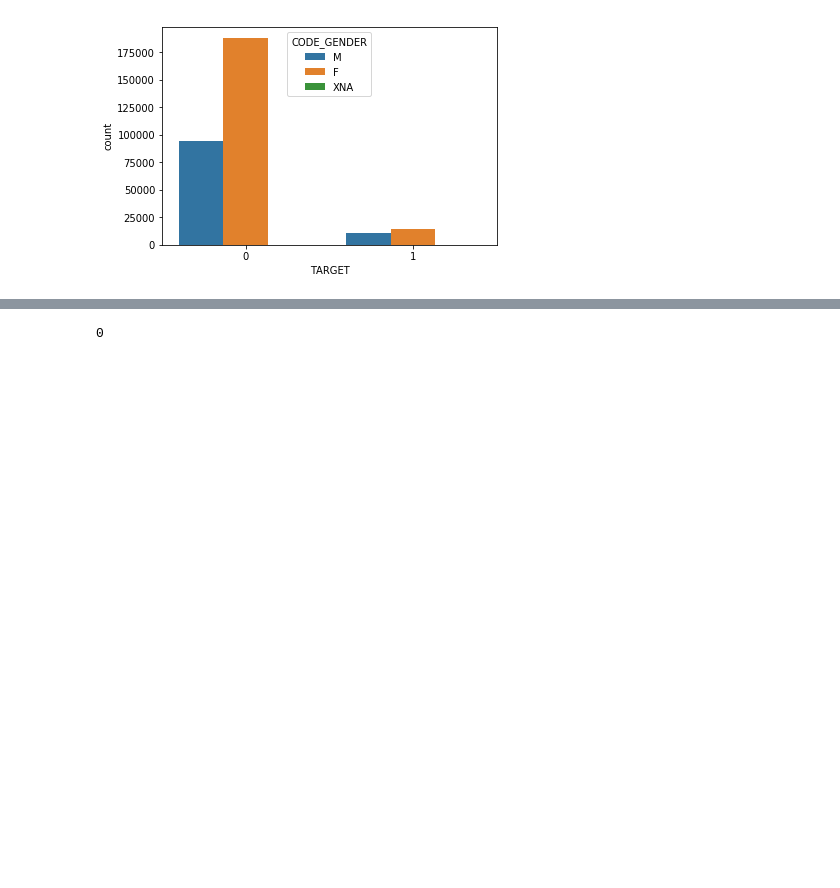
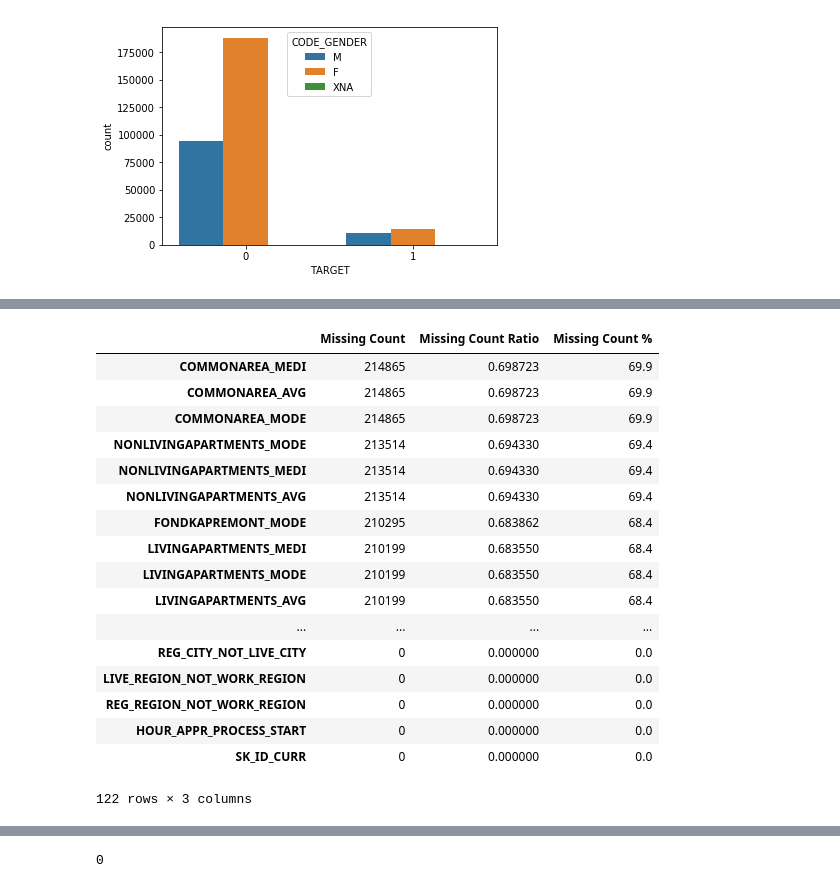
Before and after one commit to shashvat-kedia/Credit-Default-Risk-Prediction, a Jupyter notebook: CreditDefaultRiskPrediction.ipynb, the cells around one changed output, grey strips where cells are left out. Drawn from its saved outputs; the diff is of its cells as text; code cells hidden in the pictures; blank space fills up the shorter version.

```diff
--- a/CreditDefaultRiskPrediction.ipynb
+++ b/CreditDefaultRiskPrediction.ipynb
@@ -83,0 +177,25 @@ sb.countplot(x='TARGET',hue='CODE_GENDER',data=dataset_train)
+# %%
+missing_values = dataset_train.isnull().sum().sort_values(ascending=False)
+missing_values_pct = 100 * missing_values/len(dataset_train)
+concat_values = pd.concat([missing_values, missing_values/len(dataset_train),missing_values_pct.round(1)],axis=1)
+concat_values.columns = ['Missing Count','Missing Count Ratio','Missing Count %']
+concat_values
+# %% [output]
+|  | Missing Count | Missing Count Ratio | Missing Count % |
+| COMMONAREA_MEDI | 214865 | 0.698723 | 69.9 |
+| COMMONAREA_AVG | 214865 | 0.698723 | 69.9 |
+| COMMONAREA_MODE | 214865 | 0.698723 | 69.9 |
+| NONLIVINGAPARTMENTS_MODE | 213514 | 0.694330 | 69.4 |
+| NONLIVINGAPARTMENTS_MEDI | 213514 | 0.694330 | 69.4 |
+| NONLIVINGAPARTMENTS_AVG | 213514 | 0.694330 | 69.4 |
+| FONDKAPREMONT_MODE | 210295 | 0.683862 | 68.4 |
+| LIVINGAPARTMENTS_MEDI | 210199 | 0.683550 | 68.4 |
+| LIVINGAPARTMENTS_MODE | 210199 | 0.683550 | 68.4 |
+| LIVINGAPARTMENTS_AVG | 210199 | 0.683550 | 68.4 |
+| ... | ... | ... | ... |
+| REG_CITY_NOT_LIVE_CITY | 0 | 0.000000 | 0.0 |
+| LIVE_REGION_NOT_WORK_REGION | 0 | 0.000000 | 0.0 |
+| REG_REGION_NOT_WORK_REGION | 0 | 0.000000 | 0.0 |
+| HOUR_APPR_PROCESS_START | 0 | 0.000000 | 0.0 |
+| SK_ID_CURR | 0 | 0.000000 | 0.0 |
+122 rows × 3 columns
```
Also changed, not shown: parts of 14 cells of this notebook.
